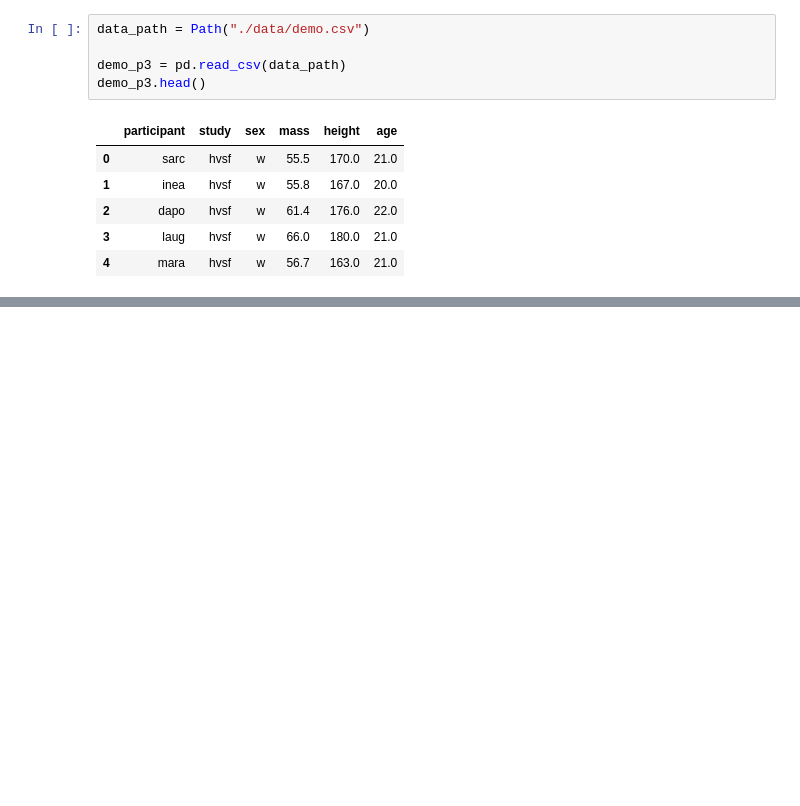
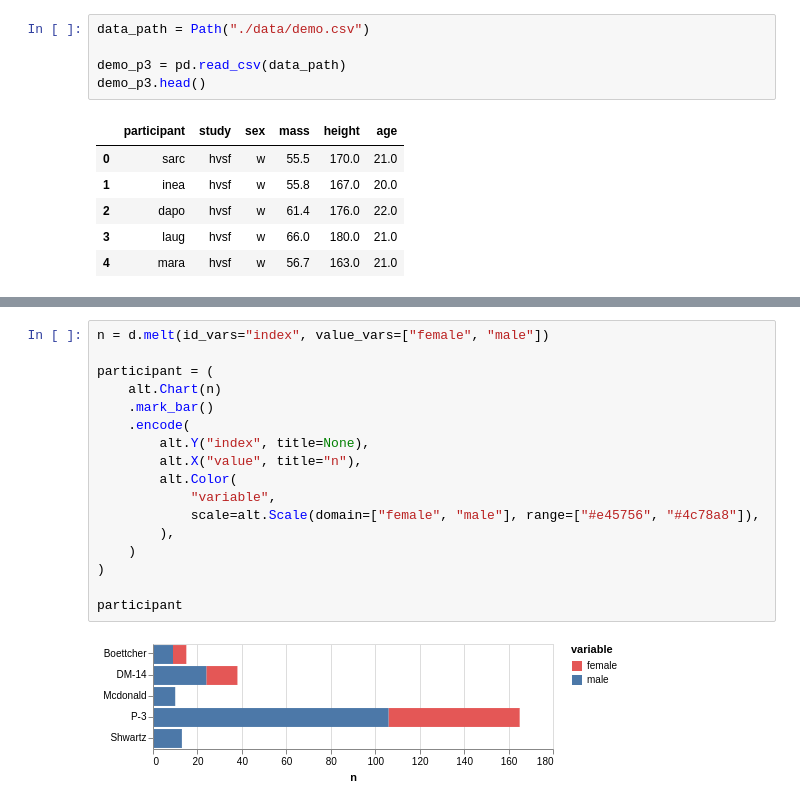
Before and after one commit to romainmartinez/mvc, a Jupyter notebook: demographic.ipynb, the cells around one changed output, grey strips where cells are left out. Drawn from its saved outputs; the diff is of its cells as text; blank space fills up the shorter version.

```diff
--- a/demographic.ipynb
+++ b/demographic.ipynb
@@ -136,0 +161,19 @@ c
+# %%
+n = d.melt(id_vars="index", value_vars=["female", "male"])
+
+participant = (
+    alt.Chart(n)
+    .mark_bar()
+    .encode(
+        alt.Y("index", title=None),
+        alt.X("value", title="n"),
+        alt.Color(
+            "variable",
+            scale=alt.Scale(domain=["female", "male"], range=["#e45756", "#4c78a8"]),
+        ),
+    )
+)
+
+participant
+# %% [output]
+[figure, added]
```
Also changed, not shown: parts of 9 cells of this notebook.
